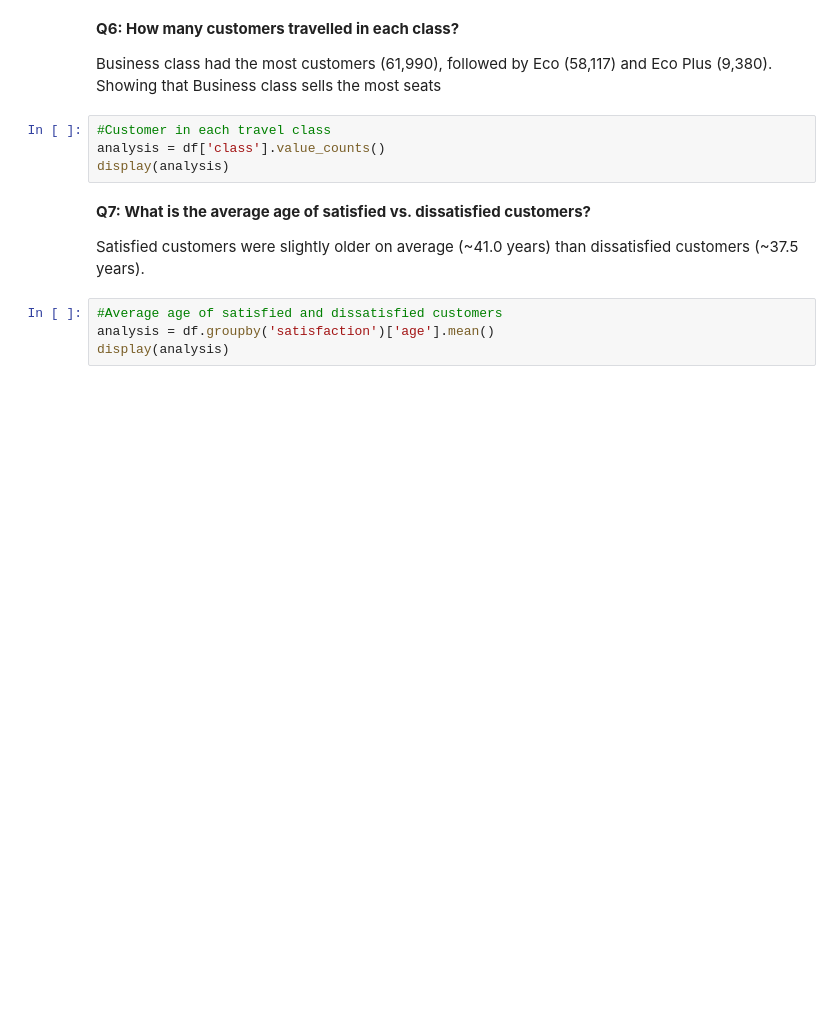
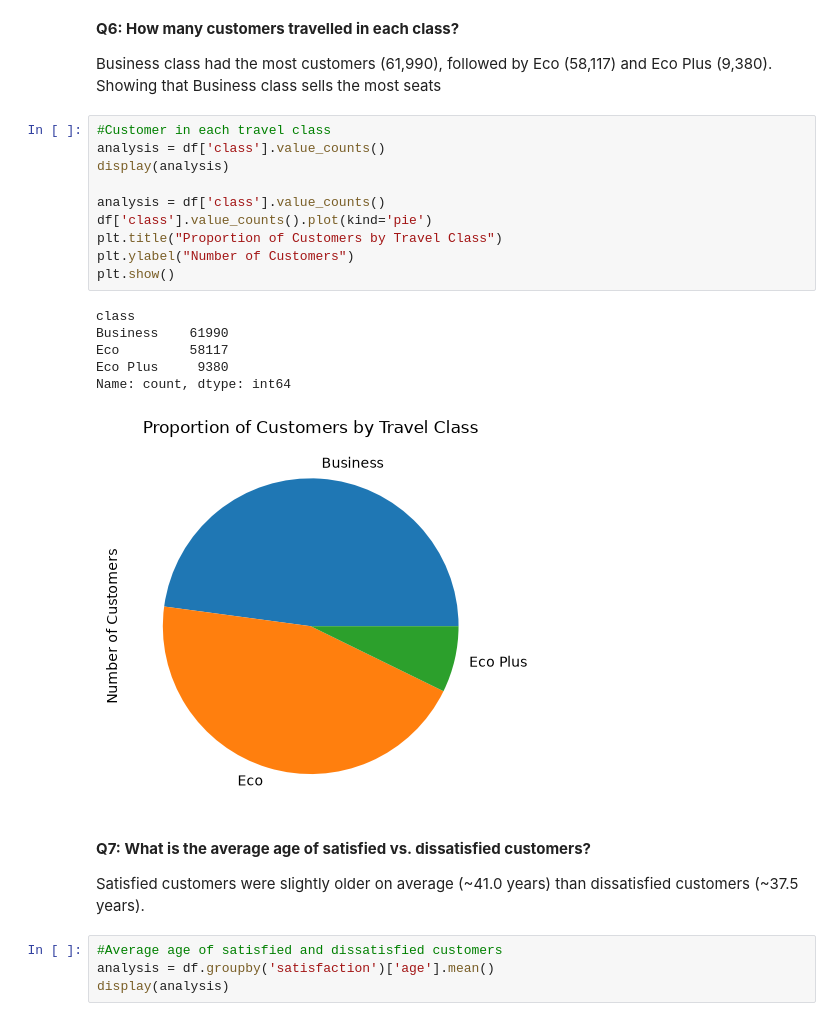
Before and after one commit to Devki9/Invistico-Airlines-Customer-satisfaction-Survey-Analysis, a Jupyter notebook: Group Work (3) (1).ipynb, the cells around one changed output. Cells and saved outputs as stored; diff of their text form; blank space fills up the shorter version.

```diff
--- a/Group Work (3) (1).ipynb
+++ b/Group Work (3) (1).ipynb
@@ -121,7 +196,20 @@ Business class had the most customers (61,990), followed by Eco (58,117) and Eco
 # %%
 #Customer in each travel class
 analysis = df['class'].value_counts()
 display(analysis)
+
+analysis = df['class'].value_counts()
+df['class'].value_counts().plot(kind='pie')
+plt.title("Proportion of Customers by Travel Class")
+plt.ylabel("Number of Customers")
+plt.show()
+# %% [output]
+class
+Business    61990
+Eco         58117
+Eco Plus     9380
+Name: count, dtype: int64
+[figure, added]
 # %% [markdown]
 **Q7: What is the average age of satisfied vs. dissatisfied customers?**
 
```
Also changed, not shown: parts of 14 cells of this notebook.
